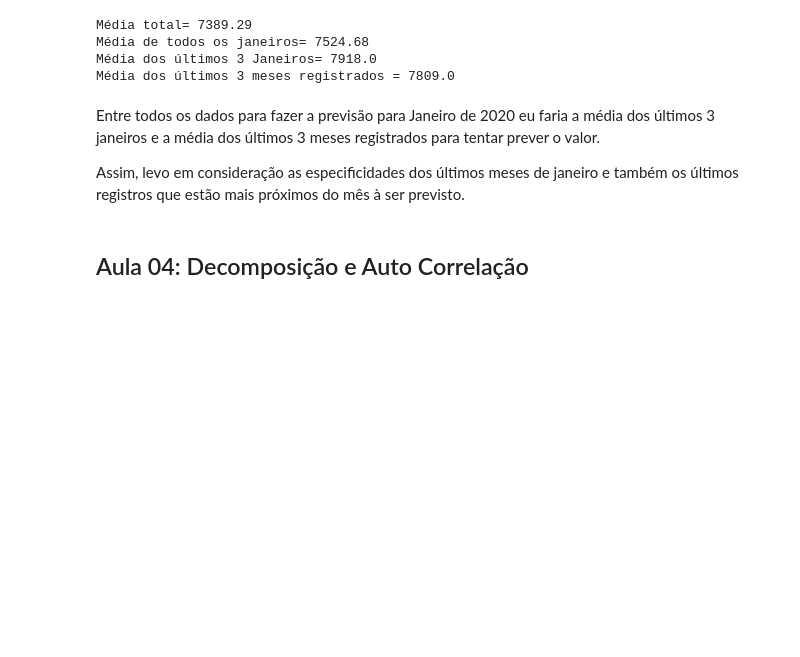
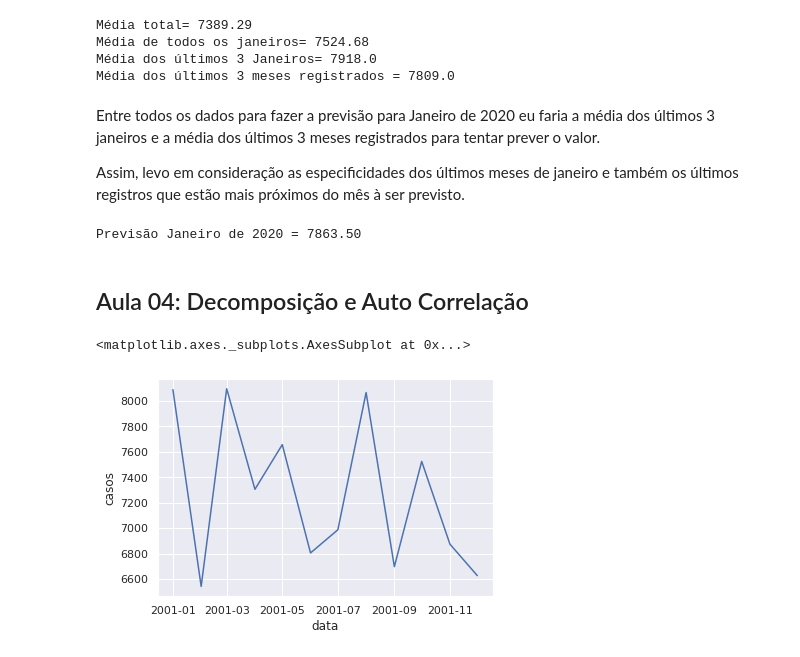
Before and after one commit to Brunomatarucco/bootcamp_data_science_alura, a Jupyter notebook: Modulo_04/series_temporais_tuberculose.ipynb, the cells around one changed output. Saved outputs shown, nothing was run; the diff lists cells and outputs as text; code cells hidden in the pictures; blank space fills up the shorter version.

```diff
--- a/Modulo_04/series_temporais_tuberculose.ipynb
+++ b/Modulo_04/series_temporais_tuberculose.ipynb
@@ -371,5 +372,14 @@ Média dos últimos 3 meses registrados = 7809.0
 Entre todos os dados para fazer a previsão para Janeiro de 2020 eu faria a média dos últimos 3 janeiros e a média dos últimos 3 meses registrados para tentar prever o valor.
 
 Assim, levo em consideração as especificidades dos últimos meses de janeiro e também os últimos registros que estão mais próximos do mês à ser previsto.
+# %%
+print("Previsão Janeiro de 2020 = {:.2f}".format((media_ultimos_3_janeiros+media_ultimos_3_meses_2019)/2))
+# %% [output]
+Previsão Janeiro de 2020 = 7863.50
 # %% [markdown]
 ## Aula 04: Decomposição e Auto Correlação
+# %%
+sns.lineplot(x = 'data', y = 'casos', data = dados_st[:12])
+# %% [output]
+<matplotlib.axes._subplots.AxesSubplot at 0x...>
+[figure, added]
```
Also changed, not shown: parts of 58 cells of this notebook.
